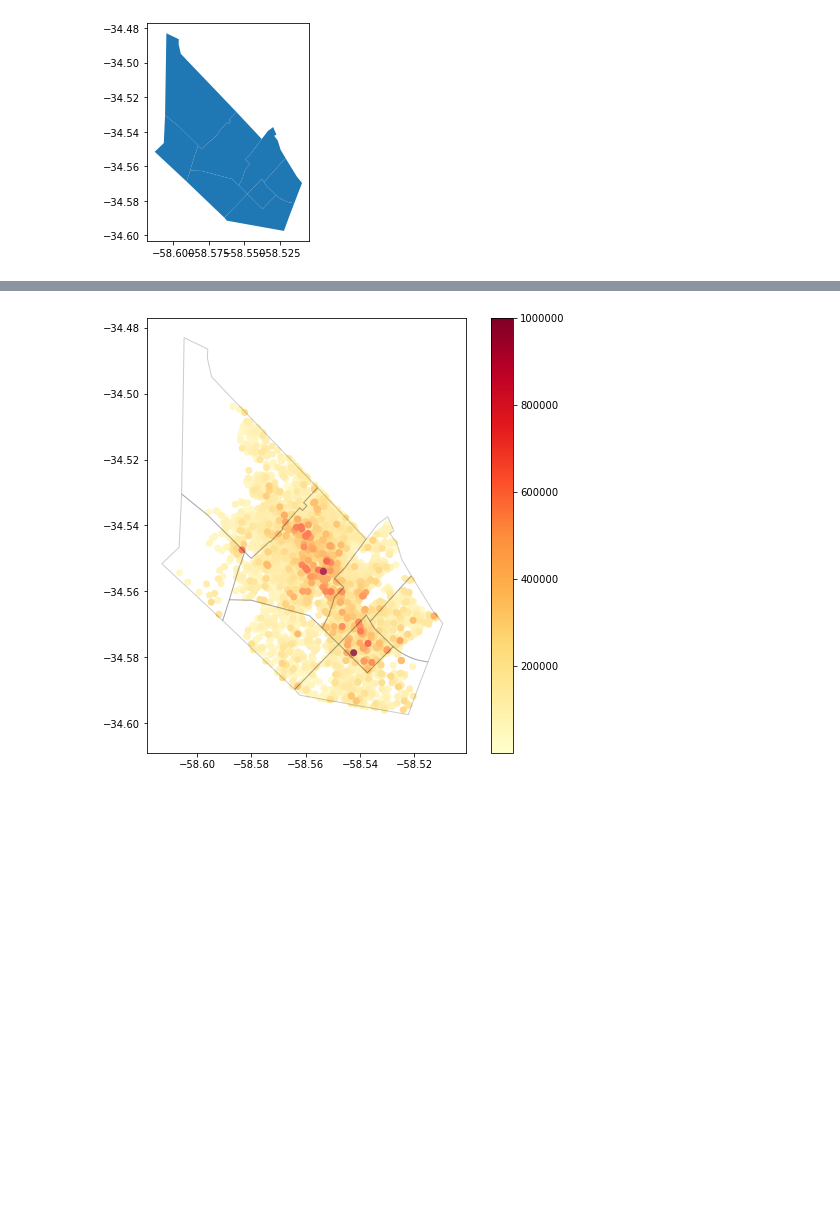
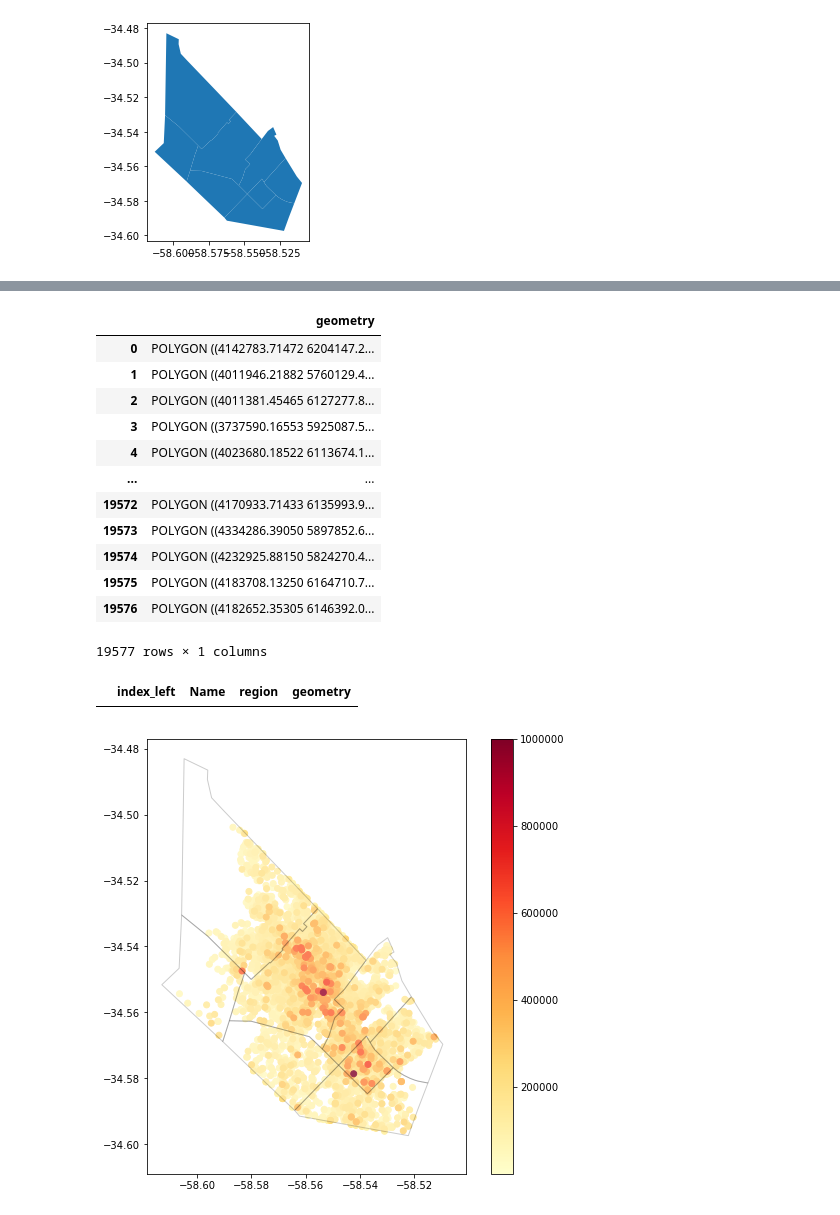
Before and after one commit to nvrancovich/san-martin-propiedades, a Jupyter notebook: analisis.ipynb, the cells around one changed output, grey strips where cells are left out. Drawn from its saved outputs; the diff is of its cells as text; code cells hidden in the pictures; blank space fills up the shorter version.

```diff
--- a/analisis.ipynb
+++ b/analisis.ipynb
@@ -7,6 +7,8 @@ from matplotlib import figure
 import seaborn as sns
 # %% [markdown]
 # Paneo
+# %%
+radios_censales= radios_censales.set_crs('EPSG:4326')
 # %%
 segments = gpd.read_file('segmentacion_general_san_martin.geojson')
 segments.rename(columns={'name':'area', 'description':'region'},inplace=True)
@@ -37,3 +53,23 @@ segments.dissolve(by='region').plot()
+# %%
+radios_censales
+# %% [output]
+|  | geometry |
+| 0 | POLYGON ((4142783.71472 6204147.2... |
+| 1 | POLYGON ((4011946.21882 5760129.4... |
+| 2 | POLYGON ((4011381.45465 6127277.8... |
+| 3 | POLYGON ((3737590.16553 5925087.5... |
+| 4 | POLYGON ((4023680.18522 6113674.1... |
+| ... | ... |
+| 19572 | POLYGON ((4170933.71433 6135993.9... |
+| 19573 | POLYGON ((4334286.39050 5897852.6... |
+| 19574 | POLYGON ((4232925.88150 5824270.4... |
+| 19575 | POLYGON ((4183708.13250 6164710.7... |
+| 19576 | POLYGON ((4182652.35305 6146392.0... |
+19577 rows × 1 columns
+# %%
+gpd.sjoin(segments, radios_censales,how='right').dropna()
+# %% [output]
+|  | index_left | Name | region | geometry |
 # %%
 props = pd.read_csv('propiedades.csv')
 props = gpd.GeoDataFrame(props, geometry=gpd.points_from_xy(props.longitude, props.latitude))
```
Also changed, not shown: parts of 2 cells of this notebook, 2 other files.
